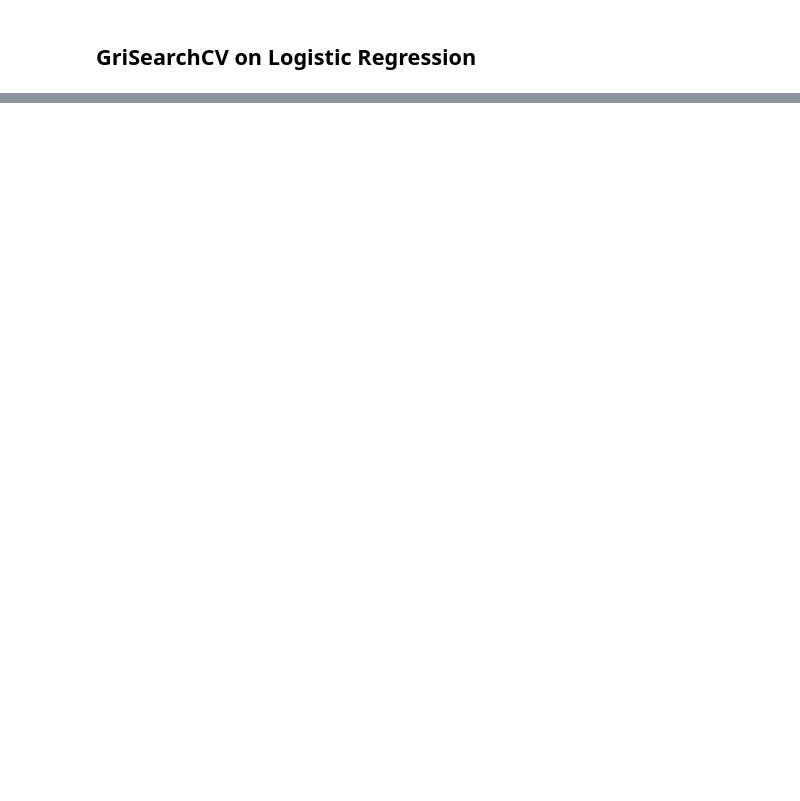
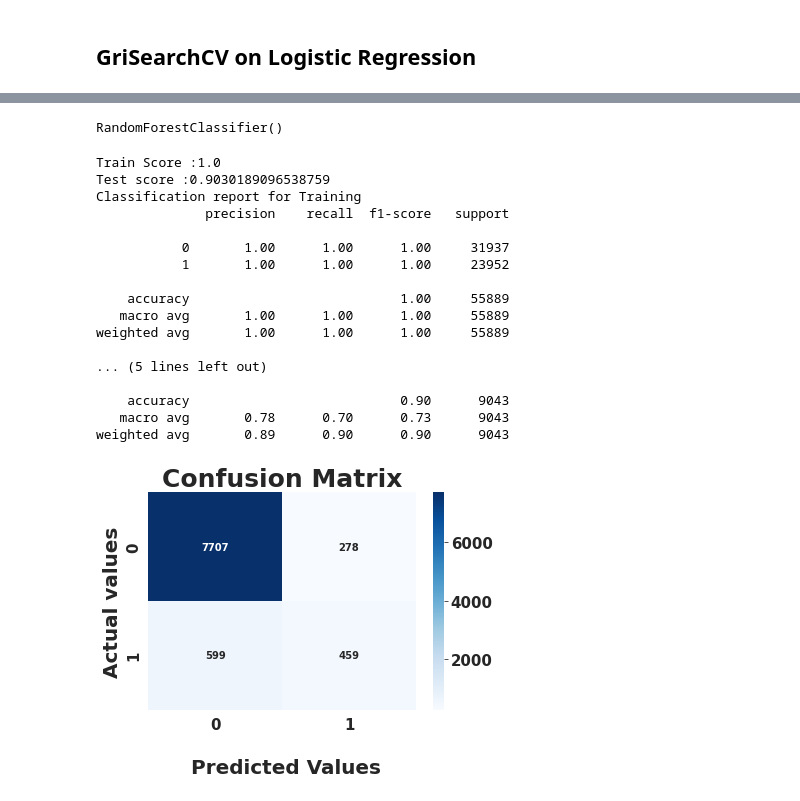
Before and after one commit to PranayUmredkar97/Bank-Marketing-Effectiveness-Prediction-Classification-Capstone-Project-, a Jupyter notebook: Bank_Marketing_Effectiveness_Prediction_Capstone_Project.ipynb, the cells around one changed output, grey strips where cells are left out. Drawn from its saved outputs; the diff is of its cells as text; code cells hidden in the pictures; blank space fills up the shorter version.

```diff
--- a/Bank_Marketing_Effectiveness_Prediction_Capstone_Project.ipynb
+++ b/Bank_Marketing_Effectiveness_Prediction_Capstone_Project.ipynb
@@ -736,0 +801,4 @@ weighted avg       1.00      1.00      1.00     15969
+# %%
+knn= KNeighborsClassifier(n_neighbors=5)
+
+knn.fit(x_train,y_train)
@@ -736,0 +831,4 @@ weighted avg       1.00      1.00      1.00     15969
+# %%
+nb= GaussianNB()
+
+nb.fit(x_train,y_train)
@@ -737 +861,31 @@ weighted avg       1.00      1.00      1.00     15969
+# %%
+rf = RandomForestClassifier()
+
+rf.fit(x_train,y_train)
+# %% [output]
+RandomForestClassifier()
+# %%
+y_pred_rf = rf.predict(X_test)
+y_pred_rf_train = rf.predict(x_train)
+# %%
+model_metrics(rf,x_train,y_train,y_test,y_pred_rf,y_pred_rf_train)
+# %% [output]
+Train Score :1.0
+Test score :0.9030189096538759
+Classification report for Training
+              precision    recall  f1-score   support
+
+           0       1.00      1.00      1.00     31937
+           1       1.00      1.00      1.00     23952
+
+    accuracy                           1.00     55889
+   macro avg       1.00      1.00      1.00     55889
+weighted avg       1.00      1.00      1.00     55889
+
+... (5 lines left out)
+
+    accuracy                           0.90      9043
+   macro avg       0.78      0.70      0.73      9043
+weighted avg       0.89      0.90      0.90      9043
+[figure, added]
 # %%
```
Also changed, not shown: parts of 36 cells of this notebook.
